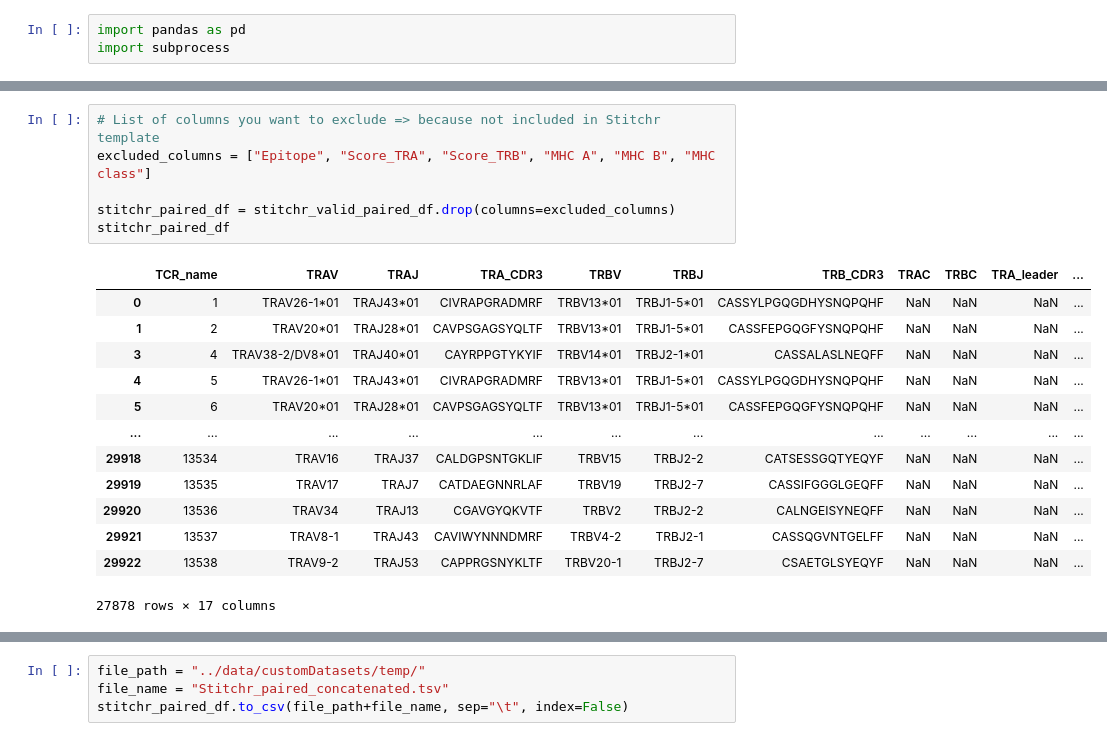
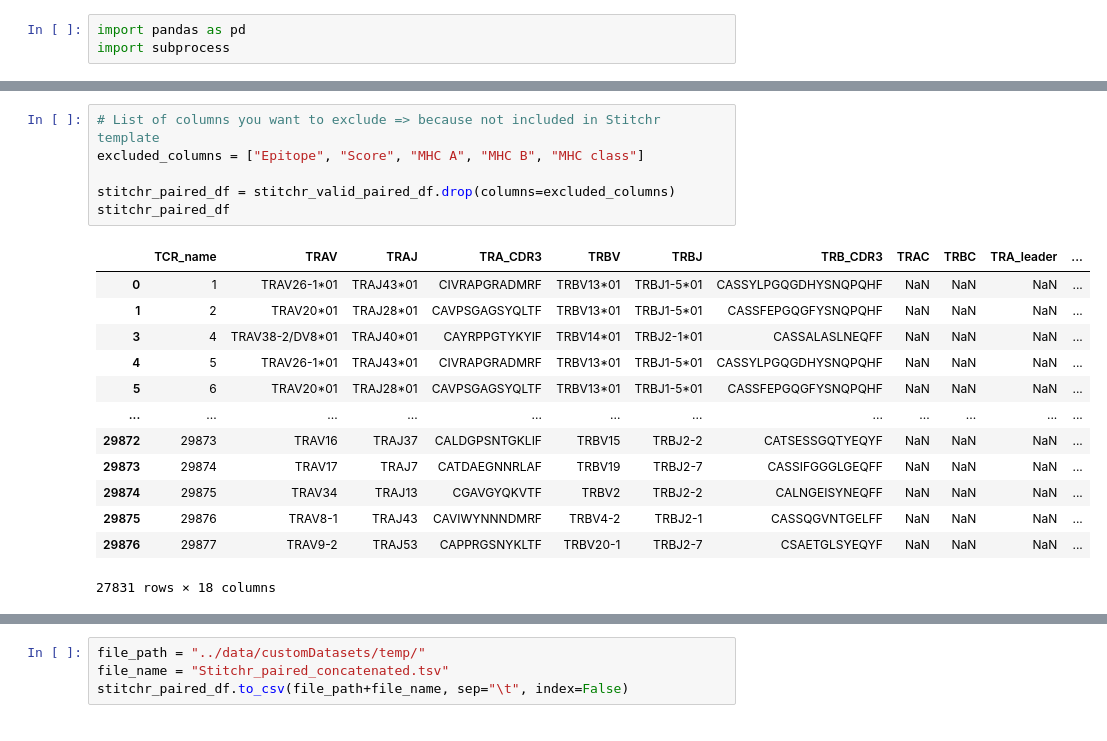
Before and after one commit to vegger/BA_ZHAW, a Jupyter notebook: notebooks/stitchr_paired.ipynb, the cells around one changed output, grey strips where cells are left out. Saved outputs shown, nothing was run; the diff lists cells and outputs as text.

```diff
--- a/notebooks/stitchr_paired.ipynb
+++ b/notebooks/stitchr_paired.ipynb
@@ -60,20 +60,20 @@ stitchr_valid_paired_df
 # %%
 # List of columns you want to exclude => because not included in Stitchr template
-excluded_columns = ["Epitope", "Score_TRA", "Score_TRB", "MHC A", "MHC B", "MHC class"]
+excluded_columns = ["Epitope", "Score", "MHC A", "MHC B", "MHC class"]
 
 stitchr_paired_df = stitchr_valid_paired_df.drop(columns=excluded_columns)
 stitchr_paired_df
 # %% [output]
 |  | TCR_name | TRAV | TRAJ | TRA_CDR3 | TRBV | TRBJ | TRB_CDR3 | TRAC | TRBC | TRA_leader | ... |
 | 0 | 1 | TRAV26-1*01 | TRAJ43*01 | CIVRAPGRADMRF | TRBV13*01 | TRBJ1-5*01 | CASSYLPGQGDHYSNQPQHF | NaN | NaN | NaN | ... |
 | 1 | 2 | TRAV20*01 | TRAJ28*01 | CAVPSGAGSYQLTF | TRBV13*01 | TRBJ1-5*01 | CASSFEPGQGFYSNQPQHF | NaN | NaN | NaN | ... |
 | 3 | 4 | TRAV38-2/DV8*01 | TRAJ40*01 | CAYRPPGTYKYIF | TRBV14*01 | TRBJ2-1*01 | CASSALASLNEQFF | NaN | NaN | NaN | ... |
 | 4 | 5 | TRAV26-1*01 | TRAJ43*01 | CIVRAPGRADMRF | TRBV13*01 | TRBJ1-5*01 | CASSYLPGQGDHYSNQPQHF | NaN | NaN | NaN | ... |
 | 5 | 6 | TRAV20*01 | TRAJ28*01 | CAVPSGAGSYQLTF | TRBV13*01 | TRBJ1-5*01 | CASSFEPGQGFYSNQPQHF | NaN | NaN | NaN | ... |
 | ... | ... | ... | ... | ... | ... | ... | ... | ... | ... | ... | ... |
-| 29918 | 13534 | TRAV16 | TRAJ37 | CALDGPSNTGKLIF | TRBV15 | TRBJ2-2 | CATSESSGQTYEQYF | NaN | NaN | NaN | ... |
-| 29919 | 13535 | TRAV17 | TRAJ7 | CATDAEGNNRLAF | TRBV19 | TRBJ2-7 | CASSIFGGGLGEQFF | NaN | NaN | NaN | ... |
-| 29920 | 13536 | TRAV34 | TRAJ13 | CGAVGYQKVTF | TRBV2 | TRBJ2-2 | CALNGEISYNEQFF | NaN | NaN | NaN | ... |
-| 29921 | 13537 | TRAV8-1 | TRAJ43 | CAVIWYNNNDMRF | TRBV4-2 | TRBJ2-1 | CASSQGVNTGELFF | NaN | NaN | NaN | ... |
-| 29922 | 13538 | TRAV9-2 | TRAJ53 | CAPPRGSNYKLTF | TRBV20-1 | TRBJ2-7 | CSAETGLSYEQYF | NaN | NaN | NaN | ... |
+| 29872 | 29873 | TRAV16 | TRAJ37 | CALDGPSNTGKLIF | TRBV15 | TRBJ2-2 | CATSESSGQTYEQYF | NaN | NaN | NaN | ... |
+| 29873 | 29874 | TRAV17 | TRAJ7 | CATDAEGNNRLAF | TRBV19 | TRBJ2-7 | CASSIFGGGLGEQFF | NaN | NaN | NaN | ... |
+| 29874 | 29875 | TRAV34 | TRAJ13 | CGAVGYQKVTF | TRBV2 | TRBJ2-2 | CALNGEISYNEQFF | NaN | NaN | NaN | ... |
+| 29875 | 29876 | TRAV8-1 | TRAJ43 | CAVIWYNNNDMRF | TRBV4-2 | TRBJ2-1 | CASSQGVNTGELFF | NaN | NaN | NaN | ... |
+| 29876 | 29877 | TRAV9-2 | TRAJ53 | CAPPRGSNYKLTF | TRBV20-1 | TRBJ2-7 | CSAETGLSYEQYF | NaN | NaN | NaN | ... |
-27878 rows × 17 columns
+27831 rows × 18 columns
```
Also changed, not shown: parts of 9 cells of this notebook, 1 other file.
